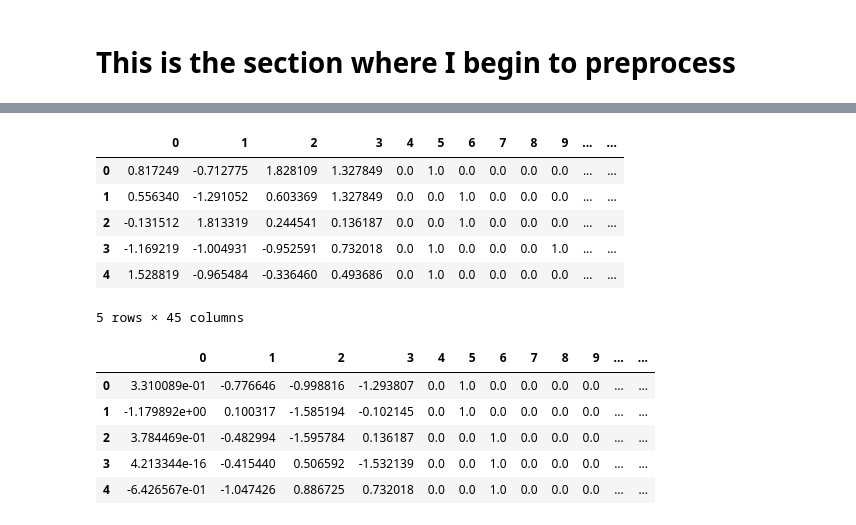
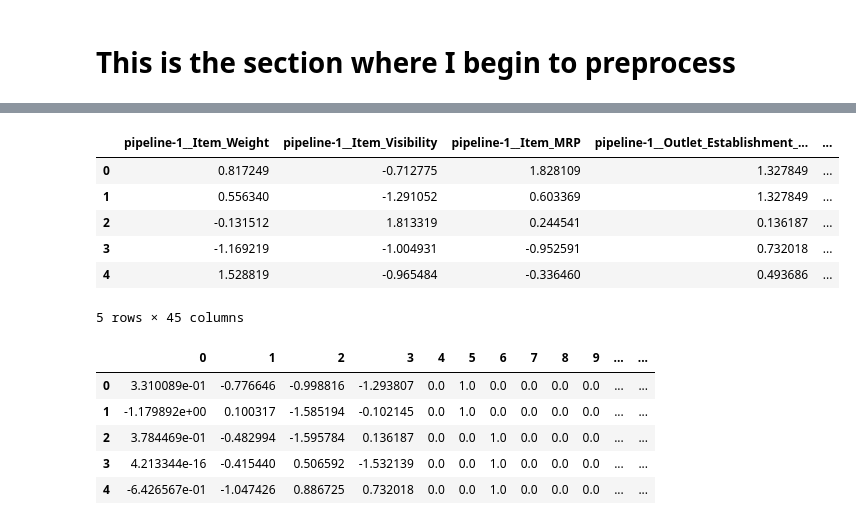
Before and after one commit to CatDawn29/Outlet-Sales-Project-, a Jupyter notebook: Catherine's_Project_with_pandas.ipynb, the cells around one changed output, grey strips where cells are left out. Saved outputs shown, nothing was run; the diff lists cells and outputs as text; code cells hidden in the pictures.

```diff
--- a/Catherine's_Project_with_pandas.ipynb
+++ b/Catherine's_Project_with_pandas.ipynb
@@ -355,15 +355,15 @@ ColumnTransformer(transformers=[('pipeline-1',
 X_train_processed = preprocessor.transform(X_train)
 X_test_processed= preprocessor.transform(X_test)
 # %%
-X_train_processed = pd.DataFrame(preprocessor.transform(X_train))
+X_train_processed = pd.DataFrame(preprocessor.transform(X_train),columns= preprocessor.get_feature_names_out())
 X_train_processed.head()
 # %% [output]
-|  | 0 | 1 | 2 | 3 | 4 | 5 | 6 | 7 | 8 | 9 | ... | ... |
-| 0 | 0.817249 | -0.712775 | 1.828109 | 1.327849 | 0.0 | 1.0 | 0.0 | 0.0 | 0.0 | 0.0 | ... | ... |
-| 1 | 0.556340 | -1.291052 | 0.603369 | 1.327849 | 0.0 | 0.0 | 1.0 | 0.0 | 0.0 | 0.0 | ... | ... |
-| 2 | -0.131512 | 1.813319 | 0.244541 | 0.136187 | 0.0 | 0.0 | 1.0 | 0.0 | 0.0 | 0.0 | ... | ... |
-| 3 | -1.169219 | -1.004931 | -0.952591 | 0.732018 | 0.0 | 1.0 | 0.0 | 0.0 | 0.0 | 1.0 | ... | ... |
-| 4 | 1.528819 | -0.965484 | -0.336460 | 0.493686 | 0.0 | 1.0 | 0.0 | 0.0 | 0.0 | 0.0 | ... | ... |
+|  | pipeline-1__Item_Weight | pipeline-1__Item_Visibility | pipeline-1__Item_MRP | pipeline-1__Outlet_Establishment_... | ... |
+| 0 | 0.817249 | -0.712775 | 1.828109 | 1.327849 | ... |
+| 1 | 0.556340 | -1.291052 | 0.603369 | 1.327849 | ... |
+| 2 | -0.131512 | 1.813319 | 0.244541 | 0.136187 | ... |
+| 3 | -1.169219 | -1.004931 | -0.952591 | 0.732018 | ... |
+| 4 | 1.528819 | -0.965484 | -0.336460 | 0.493686 | ... |
 5 rows × 45 columns
 # %%
 X_test_processed = pd.DataFrame(preprocessor.transform(X_test))
```
Also changed, not shown: parts of 10 cells of this notebook, 2 other files.
